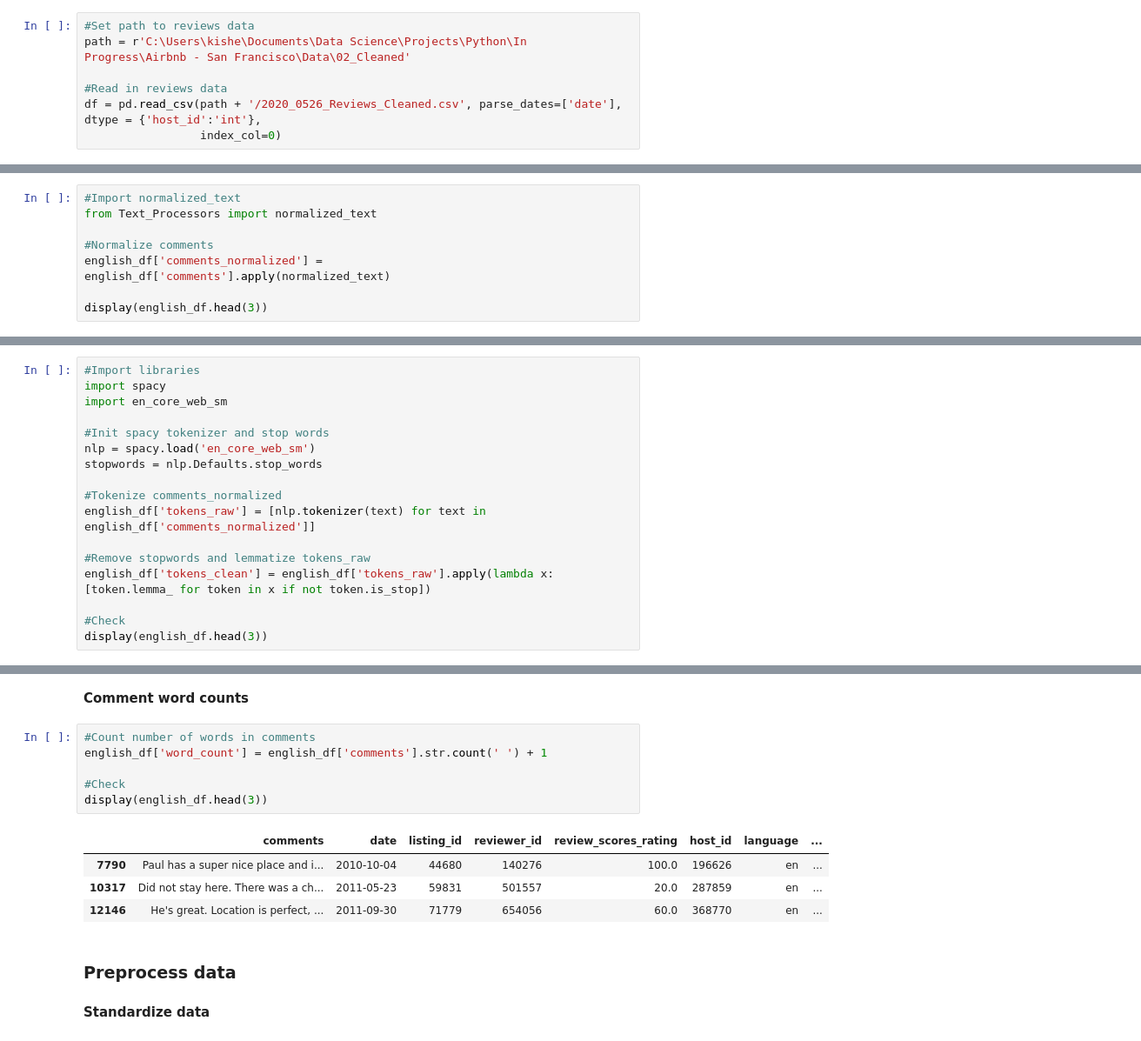
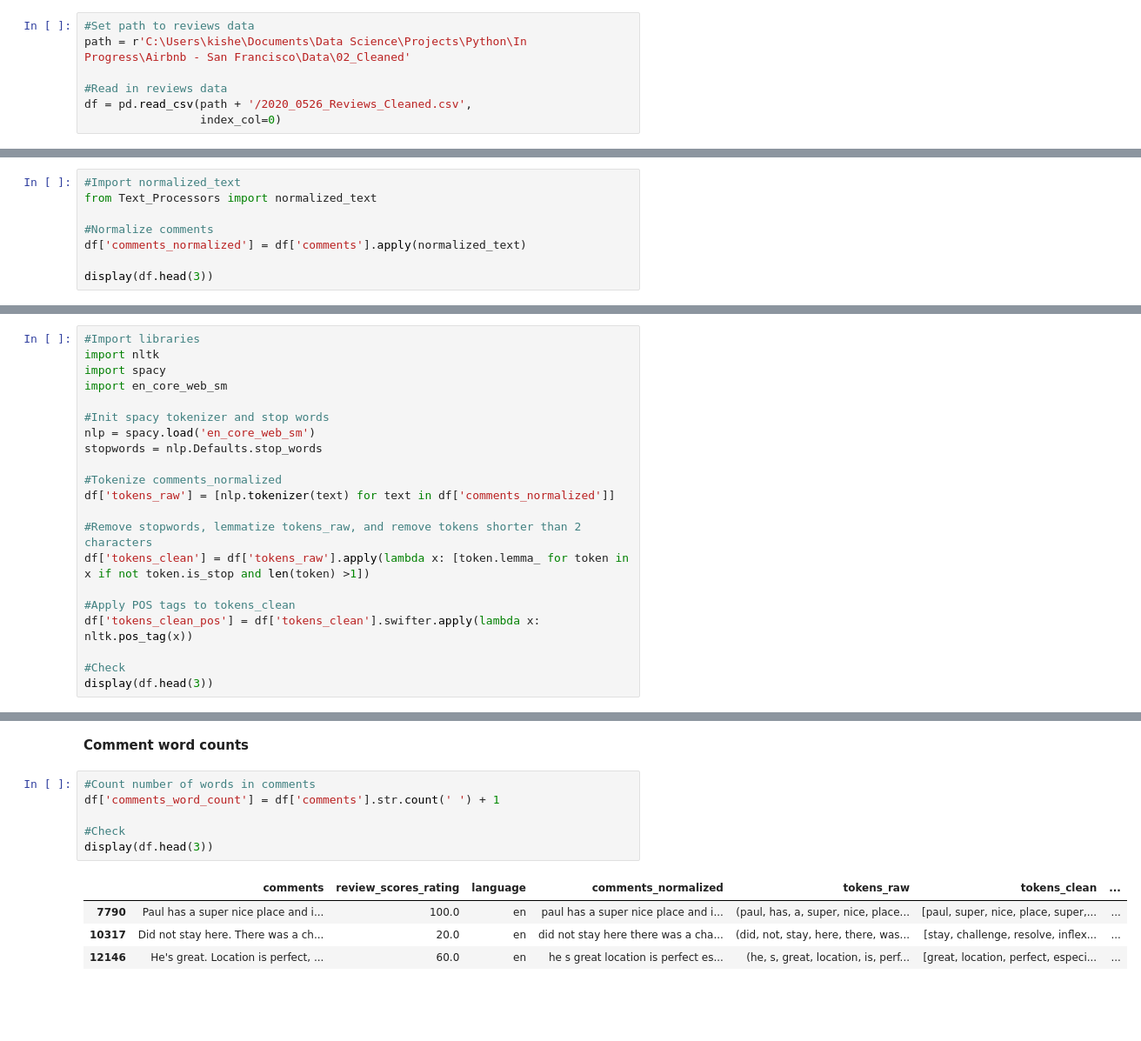
Before and after one commit to KishenSharma6/SF-Airbnb-Analysis, a Jupyter notebook: Project_Codes/03_Processing/2020_0529_Reviews_NLP_Preprocessing.ipynb, the cells around one changed output, grey strips where cells are left out. Shown: that part at 87% size. Drawn from its saved outputs; the diff is of its cells as text; blank space fills up the shorter version.

Commit message:
Preprocessing completed at this time

```diff
--- a/Project_Codes/03_Processing/2020_0529_Reviews_NLP_Preprocessing.ipynb
+++ b/Project_Codes/03_Processing/2020_0529_Reviews_NLP_Preprocessing.ipynb
@@ -25,7 +25,7 @@ warnings.filterwarnings('ignore')
 path = r'C:\Users\kishe\Documents\Data Science\Projects\Python\In Progress\Airbnb - San Francisco\Data\02_Cleaned'
 
 #Read in reviews data
-df = pd.read_csv(path + '/2020_0526_Reviews_Cleaned.csv', parse_dates=['date'], dtype = {'host_id':'int'},
+df = pd.read_csv(path + '/2020_0526_Reviews_Cleaned.csv',
                  index_col=0)
 # %% [markdown]
 **Preview data**
@@ -85,7 +49,7 @@ Normalize meaning remove punctuation, lowercase all letters, and strip ghost-whi
 from Text_Processors import normalized_text
 
 #Normalize comments
-english_df['comments_normalized'] = english_df['comments'].apply(normalized_text)
+df['comments_normalized'] = df['comments'].apply(normalized_text)
 
-display(english_df.head(3))
+display(df.head(3))
 # %% [output]
@@ -98,5 +62,6 @@ display(english_df.head(3))
 # %%
 #Import libraries
+import nltk
 import spacy
 import en_core_web_sm
 
@@ -105,11 +70,14 @@ nlp = spacy.load('en_core_web_sm')
 stopwords = nlp.Defaults.stop_words
 
 #Tokenize comments_normalized
-english_df['tokens_raw'] = [nlp.tokenizer(text) for text in english_df['comments_normalized']]
+df['tokens_raw'] = [nlp.tokenizer(text) for text in df['comments_normalized']]
 
-#Remove stopwords and lemmatize tokens_raw
-english_df['tokens_clean'] = english_df['tokens_raw'].apply(lambda x: [token.lemma_ for token in x if not token.is_stop])
+#Remove stopwords, lemmatize tokens_raw, and remove tokens shorter than 2 characters
+df['tokens_clean'] = df['tokens_raw'].apply(lambda x: [token.lemma_ for token in x if not token.is_stop and len(token) >1])
+
+#Apply POS tags to tokens_clean
+df['tokens_clean_pos'] = df['tokens_clean'].swifter.apply(lambda x: nltk.pos_tag(x))
 
 #Check
-display(english_df.head(3))
+display(df.head(3))
 # %% [output]
@@ -136,16 +91,12 @@ english_df.head()
 **Comment word counts**
 # %%
 #Count number of words in comments
-english_df['word_count'] = english_df['comments'].str.count(' ') + 1
+df['comments_word_count'] = df['comments'].str.count(' ') + 1
 
 #Check
-display(english_df.head(3))
+display(df.head(3))
 # %% [output]
-|  | comments | date | listing_id | reviewer_id | review_scores_rating | host_id | language | ... |
-| 7790 | Paul has a super nice place and i... | 2010-10-04 | 44680 | 140276 | 100.0 | 196626 | en | ... |
-| 10317 | Did not stay here. There was a ch... | 2011-05-23 | 59831 | 501557 | 20.0 | 287859 | en | ... |
-| 12146 | He's great. Location is perfect, ... | 2011-09-30 | 71779 | 654056 | 60.0 | 368770 | en | ... |
+|  | comments | review_scores_rating | language | comments_normalized | tokens_raw | tokens_clean | ... |
+| 7790 | Paul has a super nice place and i... | 100.0 | en | paul has a super nice place and i... | (paul, has, a, super, nice, place... | [paul, super, nice, place, super,... | ... |
+| 10317 | Did not stay here. There was a ch... | 20.0 | en | did not stay here there was a cha... | (did, not, stay, here, there, was... | [stay, challenge, resolve, inflex... | ... |
+| 12146 | He's great. Location is perfect, ... | 60.0 | en | he s great location is perfect es... | (he, s, great, location, is, perf... | [great, location, perfect, especi... | ... |
-# %% [markdown]
-### Preprocess data
-# %% [markdown]
-**Standardize data**
```
Also changed, not shown: parts of 21 cells of this notebook.
